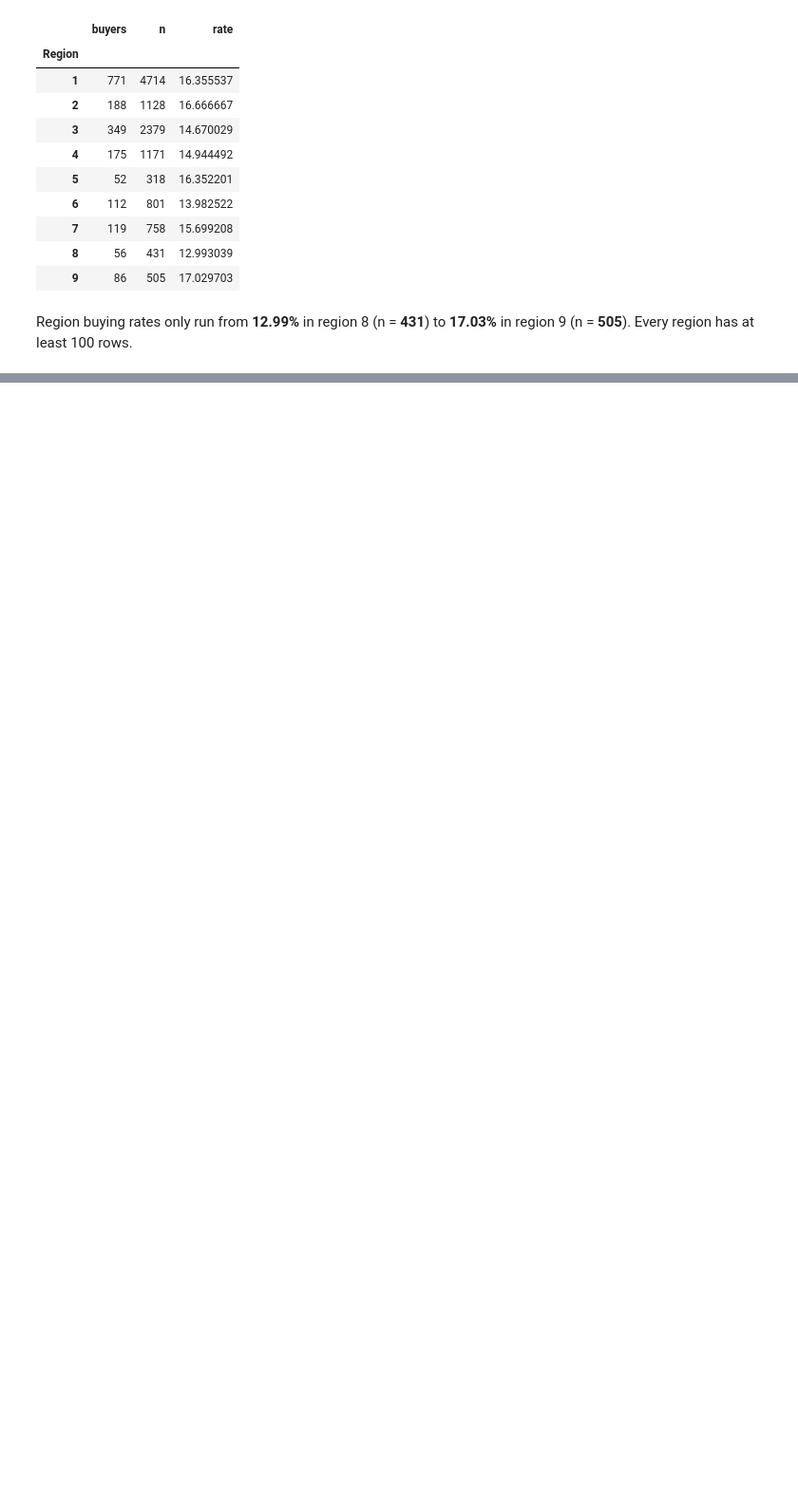
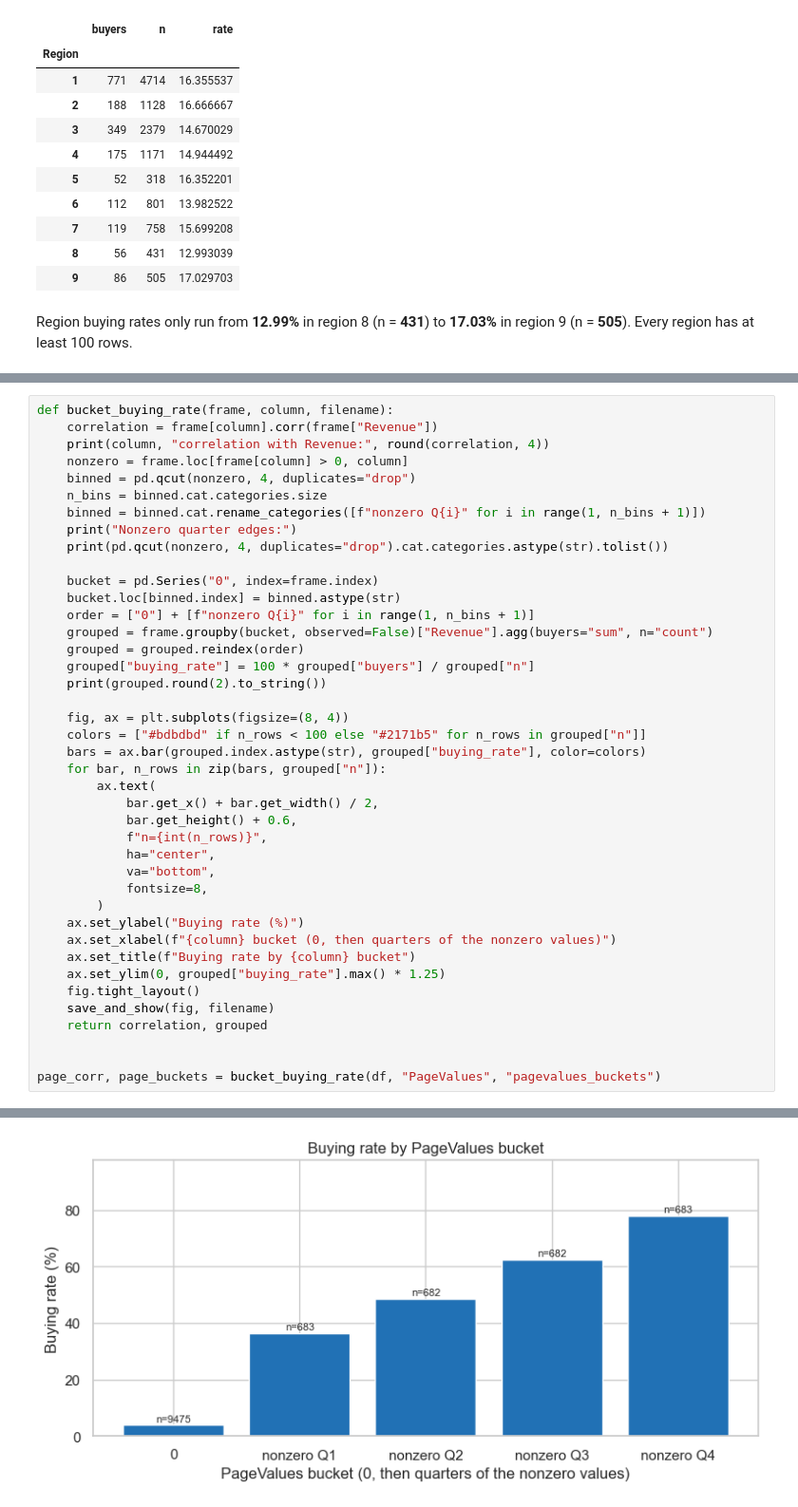
Before and after one commit to ghayasshahid/BuyerBehaviorPrediction, a Jupyter notebook: notebooks/02_eda.ipynb, the cells around one changed output, grey strips where cells are left out. Shown at 95% size. Drawn from its saved outputs; the diff is of its cells as text; blank space fills up the shorter version.

```diff
--- a/notebooks/02_eda.ipynb
+++ b/notebooks/02_eda.ipynb
@@ -545,0 +658,42 @@ Region buying rates only run from **12.99%** in region 8 (n = **431**) to **17.0
+# %%
+def bucket_buying_rate(frame, column, filename):
+    correlation = frame[column].corr(frame["Revenue"])
+    print(column, "correlation with Revenue:", round(correlation, 4))
+    nonzero = frame.loc[frame[column] > 0, column]
+    binned = pd.qcut(nonzero, 4, duplicates="drop")
+    n_bins = binned.cat.categories.size
+    binned = binned.cat.rename_categories([f"nonzero Q{i}" for i in range(1, n_bins + 1)])
+    print("Nonzero quarter edges:")
+    print(pd.qcut(nonzero, 4, duplicates="drop").cat.categories.astype(str).tolist())
+
+    bucket = pd.Series("0", index=frame.index)
+    bucket.loc[binned.index] = binned.astype(str)
+    order = ["0"] + [f"nonzero Q{i}" for i in range(1, n_bins + 1)]
+    grouped = frame.groupby(bucket, observed=False)["Revenue"].agg(buyers="sum", n="count")
+    grouped = grouped.reindex(order)
+    grouped["buying_rate"] = 100 * grouped["buyers"] / grouped["n"]
+    print(grouped.round(2).to_string())
+
+    fig, ax = plt.subplots(figsize=(8, 4))
+    colors = ["#bdbdbd" if n_rows < 100 else "#2171b5" for n_rows in grouped["n"]]
+    bars = ax.bar(grouped.index.astype(str), grouped["buying_rate"], color=colors)
+    for bar, n_rows in zip(bars, grouped["n"]):
+        ax.text(
+            bar.get_x() + bar.get_width() / 2,
+            bar.get_height() + 0.6,
+            f"n={int(n_rows)}",
+            ha="center",
+            va="bottom",
+            fontsize=8,
+        )
+    ax.set_ylabel("Buying rate (%)")
+    ax.set_xlabel(f"{column} bucket (0, then quarters of the nonzero values)")
+    ax.set_title(f"Buying rate by {column} bucket")
+    ax.set_ylim(0, grouped["buying_rate"].max() * 1.25)
+    fig.tight_layout()
+    save_and_show(fig, filename)
+    return correlation, grouped
+
+
+page_corr, page_buckets = bucket_buying_rate(df, "PageValues", "pagevalues_buckets")
+# %% [output]
@@ -545,0 +710 @@ Region buying rates only run from **12.99%** in region 8 (n = **431**) to **17.0
+[figure, added]
```
Also changed, not shown: parts of 9 cells of this notebook, 3 other files.
